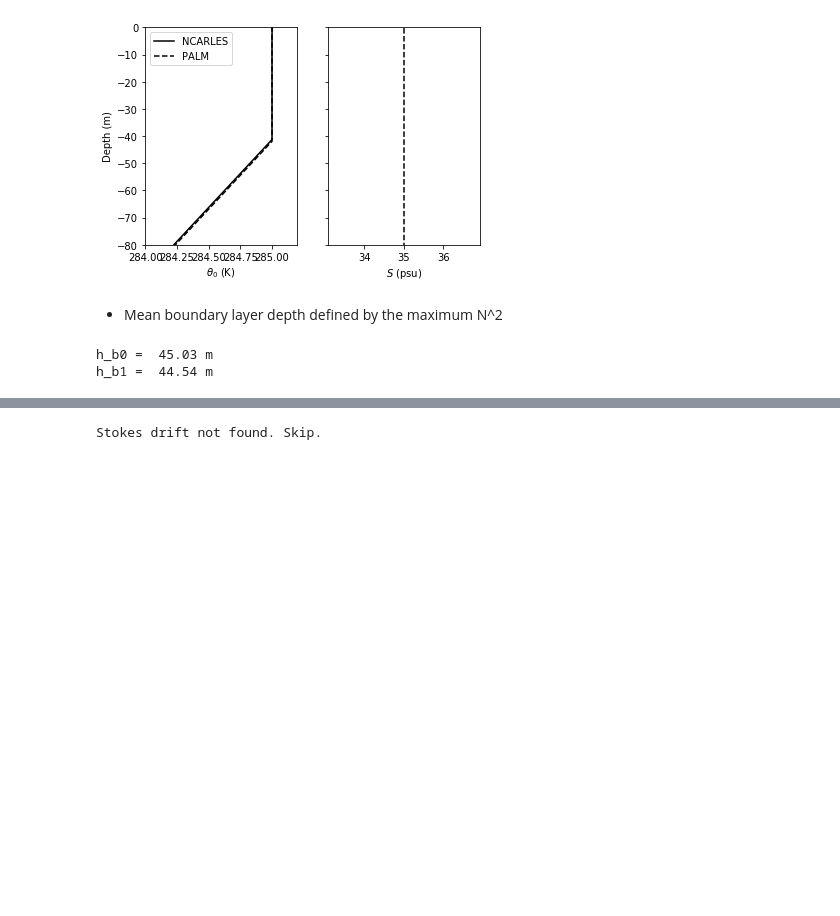
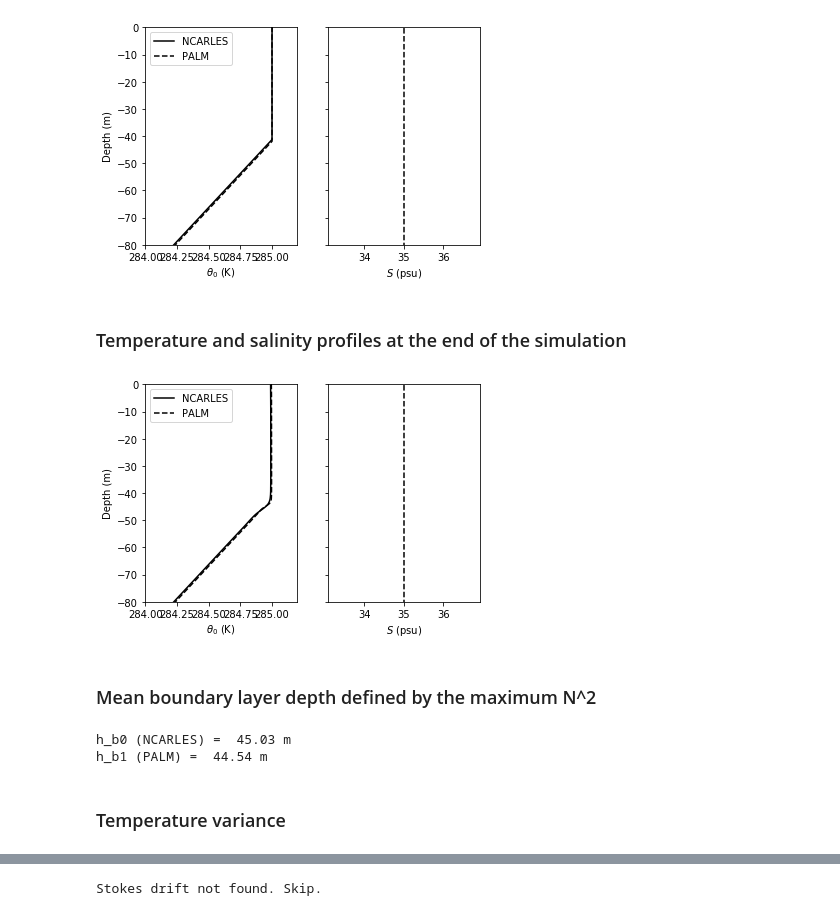
Before and after one commit to qingli411/LESAnalysis, a Jupyter notebook: plot_cmp_ncarles_palm.ipynb, the cells around one changed output, grey strips where cells are left out. Saved outputs shown, nothing was run; the diff lists cells and outputs as text; code cells hidden in the pictures; blank space fills up the shorter version.

Commit message:
Update comparison between ncarles and palm

```diff
--- a/plot_cmp_ncarles_palm.ipynb
+++ b/plot_cmp_ncarles_palm.ipynb
@@ -8,16 +8,16 @@ from lesanalysis import *
 # %%
 casename = 'Shear'
 if casename == 'Langmuir':
-    inputfile0_dir = '/Users/qingli/data/ncarles/R8_BF05WD05WV12_ST01_ens01'
+    inputfile0_dir = '/Users/qingli/data/NCARLES/archive_les/hist/R8_BF05WD05WV12_ST01_ens01'
     inputfile1_dir = '/Users/qingli/data/palm/NCARLES-TEST01-WS'
 elif casename == 'Shear':
-    inputfile0_dir = '/Users/qingli/data/ncarles/R8_BF05WD05WV00_ST01_ens01'
+    inputfile0_dir = '/Users/qingli/data/NCARLES/archive_les/hist/R8_BF05WD05WV00_ST01_ens01'
     inputfile1_dir = '/Users/qingli/data/palm/NCARLES-TEST00-WS'
 elif casename == 'Langmuir-PW':
-    inputfile0_dir = '/Users/qingli/data/ncarles/R8_BF05WD05WV12_ST01_ens01'
+    inputfile0_dir = '/Users/qingli/data/NCARLES/archive_les/hist/R8_BF05WD05WV12_ST01_ens01'
     inputfile1_dir = '/Users/qingli/data/palm/NCARLES-TEST01-PW'
 elif casename == 'Shear-PW':
-    inputfile0_dir = '/Users/qingli/data/ncarles/R8_BF05WD05WV00_ST01_ens01'
+    inputfile0_dir = '/Users/qingli/data/NCARLES/archive_les/hist/R8_BF05WD05WV00_ST01_ens01'
     inputfile1_dir = '/Users/qingli/data/palm/NCARLES-TEST00-PW'
 else:
     raise ValueError('Case name \'{}\' not supported.'.format(casename))
@@ -84,8 +92,29 @@ if plot_figure:
     plt.savefig(figname, dpi = 300)
 # %% [output]
 [figure]
+# %% [markdown]
+### Temperature and salinity profiles at the end of the simulation
+# %%
+fig, axarr = plt.subplots(1, 2, sharey='row')
+h0, = data0_pfl.read_profile('txym', tidx_start=-1).plot_mean(
+                           axis=axarr[0], xlabel=r'$\theta_0$ (K)', ylabel='Depth (m)',
+                           xlim=[284, 285.2], ylim=[-80, 0],
+                           color='k', linestyle='-')
+h1, = data1_pfl.read_profile('pt', tidx_start=-1).plot_mean(
+                           axis=axarr[0], xlabel='off', ylabel='off',
+                           color='k', linestyle='--')
+data1_pfl.read_profile('sa', tidx_start=-1).plot_mean(
+                           axis=axarr[1], xlabel=r'$S$ (psu)', ylabel='off', color='k', linestyle='--')
+axarr[0].legend([h0, h1], ['NCARLES', 'PALM'])
+
+# save figure
+if plot_figure:
+    figname = fig_root+'/pfl_final_TS.png'
+    plt.savefig(figname, dpi = 300)
+# %% [output]
+[figure, added]
 # %% [markdown]
-- Mean boundary layer depth defined by the maximum N^2
+### Mean boundary layer depth defined by the maximum N^2
 # %%
 txym = data0_pfl.read_profile('txym', tidx_start=tidx0_start, tidx_end=tidx0_end)
 NNT_data = (txym.data[:,1:]-txym.data[:,0:-1])/(txym.z[1:]-txym.z[0:-1])
@@ -93,7 +122,7 @@ NNT_z = 0.5*(txym.z[1:]+txym.z[0:-1])
 NNT = LESProfile(data=NNT_data, data_name=r'$N^2_T$', z=NNT_z, time=time0[tidx0_start:tidx0_end])
 zidx = np.argmax(NNT.data, axis=1)
 hb0 = np.abs(NNT.z[zidx].mean())
-print('h_b0 = {:6.2f} m'.format(hb0))
+print('h_b0 (NCARLES) = {:6.2f} m'.format(hb0))
 
 prho = data1_pfl.read_profile('prho', tidx_start=tidx1_start, tidx_end=tidx1_end)
 NN_data = -g*(prho.data[:,1:]-prho.data[:,0:-1])/(prho.z[1:]-prho.z[0:-1])/rho_0
@@ -101,7 +130,9 @@ NN_z = 0.5*(prho.z[1:]+prho.z[0:-1])
 NN = LESProfile(data=NN_data, data_name=r'$N^2$', data_units=r's$^{-2}$', z=NN_z, time=time1[tidx1_start:tidx1_end])
 zidx = np.argmax(NN.data, axis=1)
 hb1 = np.abs(NN.z[zidx].mean())
-print('h_b1 = {:6.2f} m'.format(hb1))
+print('h_b1 (PALM) = {:6.2f} m'.format(hb1))
 # %% [output]
-h_b0 =  45.03 m
-h_b1 =  44.54 m
+h_b0 (NCARLES) =  45.03 m
+h_b1 (PALM) =  44.54 m
+# %% [markdown]
+### Temperature variance
```
Also changed, not shown: parts of 22 cells of this notebook.
